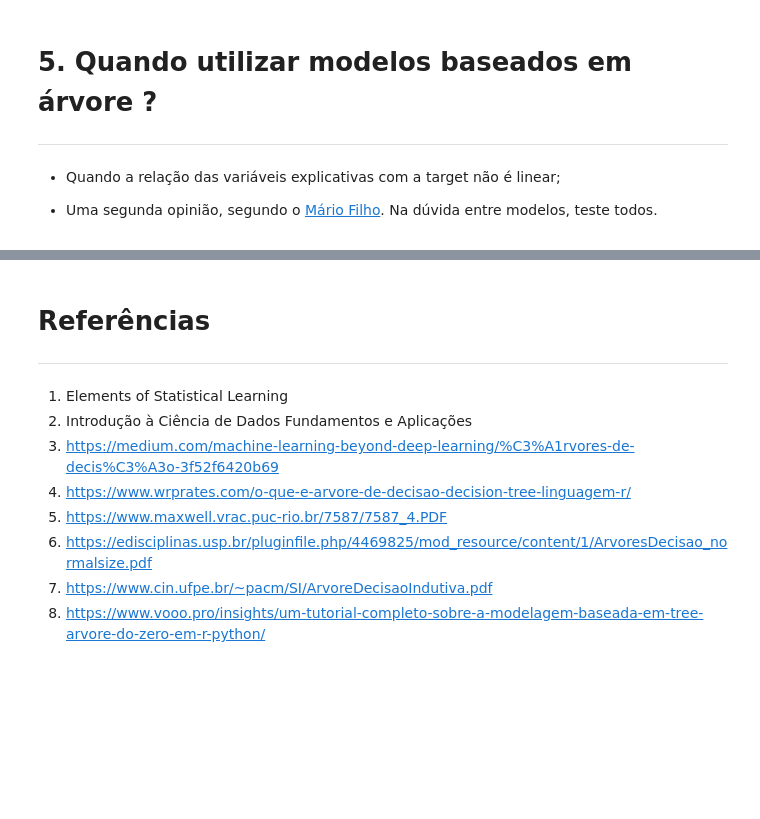
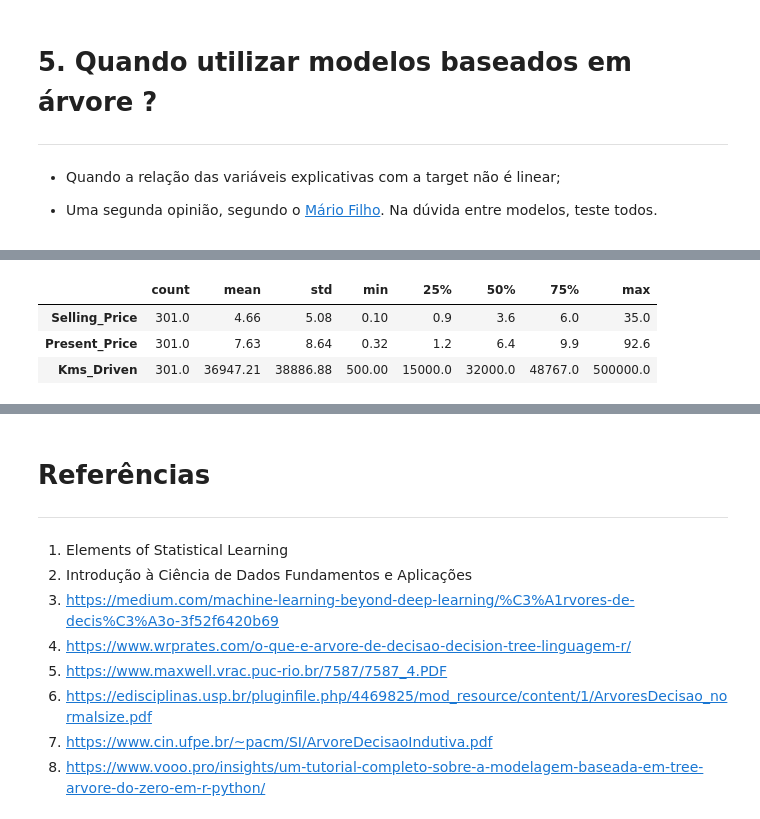
Before and after one commit to barbosarafael/Anotacoes, a Jupyter notebook: ML_Modelos/Arvore_de_decisao/arvore_de_decisao.ipynb, the cells around one changed output, grey strips where cells are left out. Saved outputs shown, nothing was run; the diff lists cells and outputs as text; code cells hidden in the pictures; blank space fills up the shorter version.

```diff
--- a/ML_Modelos/Arvore_de_decisao/arvore_de_decisao.ipynb
+++ b/ML_Modelos/Arvore_de_decisao/arvore_de_decisao.ipynb
@@ -239,0 +312,9 @@ a partir de 2 observações já pode dividir em um nó;
+# %%
+var_quant = ["Selling_Price", "Present_Price", "Kms_Driven"]
+
+banco[var_quant].describe().T.round(2)
+# %% [output]
+|  | count | mean | std | min | 25% | 50% | 75% | max |
+| Selling_Price | 301.0 | 4.66 | 5.08 | 0.10 | 0.9 | 3.6 | 6.0 | 35.0 |
+| Present_Price | 301.0 | 7.63 | 8.64 | 0.32 | 1.2 | 6.4 | 9.9 | 92.6 |
+| Kms_Driven | 301.0 | 36947.21 | 38886.88 | 500.00 | 15000.0 | 32000.0 | 48767.0 | 500000.0 |
```
Also changed, not shown: parts of 18 cells of this notebook.
